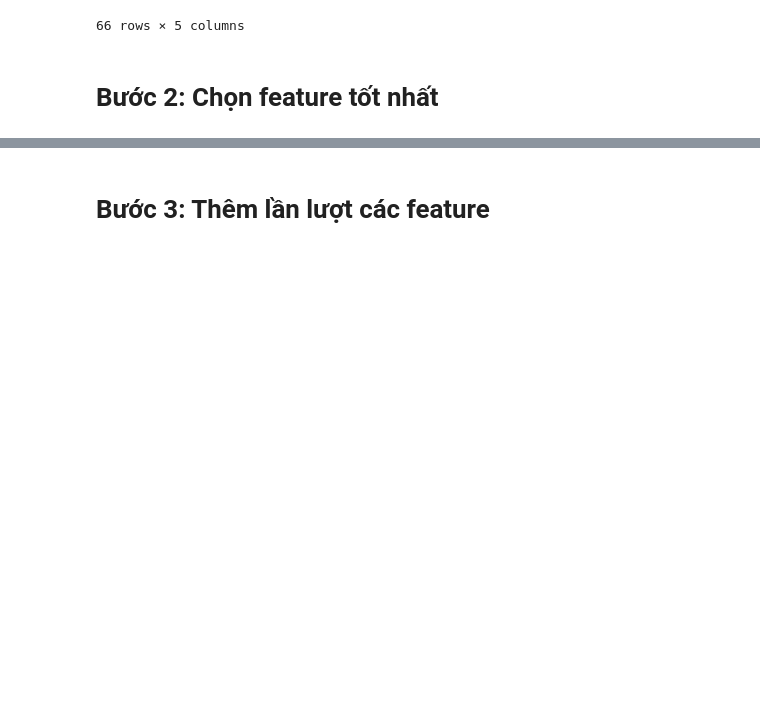
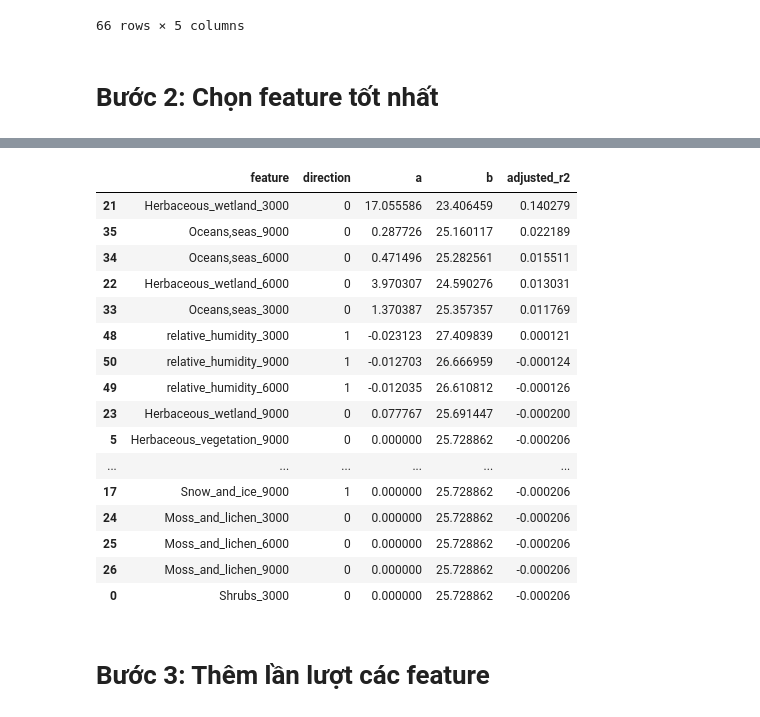
Before and after one commit to Minology/cvdhd-escape, a Jupyter notebook: land_use_regression.ipynb, the cells around one changed output, grey strips where cells are left out. Cells and saved outputs as stored; diff of their text form; code cells hidden in the pictures; blank space fills up the shorter version.

Commit message:
Use new data
Print invalid features

```diff
--- a/land_use_regression.ipynb
+++ b/land_use_regression.ipynb
@@ -180,3 +180,24 @@ valid_model_df
+# %%
+invalid_model_df = sorted_models_df[(sorted_models_df['direction'] * 2 - 1) * sorted_models_df['a'] <= 0]
+invalid_model_df
+# %% [output]
+|  | feature | direction | a | b | adjusted_r2 |
+| 21 | Herbaceous_wetland_3000 | 0 | 17.055586 | 23.406459 | 0.140279 |
+| 35 | Oceans,seas_9000 | 0 | 0.287726 | 25.160117 | 0.022189 |
+| 34 | Oceans,seas_6000 | 0 | 0.471496 | 25.282561 | 0.015511 |
+| 22 | Herbaceous_wetland_6000 | 0 | 3.970307 | 24.590276 | 0.013031 |
+| 33 | Oceans,seas_3000 | 0 | 1.370387 | 25.357357 | 0.011769 |
+| 48 | relative_humidity_3000 | 1 | -0.023123 | 27.409839 | 0.000121 |
+| 50 | relative_humidity_9000 | 1 | -0.012703 | 26.666959 | -0.000124 |
+| 49 | relative_humidity_6000 | 1 | -0.012035 | 26.610812 | -0.000126 |
+| 23 | Herbaceous_wetland_9000 | 0 | 0.077767 | 25.691447 | -0.000200 |
+| 5 | Herbaceous_vegetation_9000 | 0 | 0.000000 | 25.728862 | -0.000206 |
+| ... | ... | ... | ... | ... | ... |
+| 17 | Snow_and_ice_9000 | 1 | 0.000000 | 25.728862 | -0.000206 |
+| 24 | Moss_and_lichen_3000 | 0 | 0.000000 | 25.728862 | -0.000206 |
+| 25 | Moss_and_lichen_6000 | 0 | 0.000000 | 25.728862 | -0.000206 |
+| 26 | Moss_and_lichen_9000 | 0 | 0.000000 | 25.728862 | -0.000206 |
+| 0 | Shrubs_3000 | 0 | 0.000000 | 25.728862 | -0.000206 |
 # %%
 best_feature = valid_model_df['feature'].to_numpy()[0]
 H = univariate_models[best_feature]
```
Also changed, not shown: parts of 10 cells of this notebook, 3 other files.
